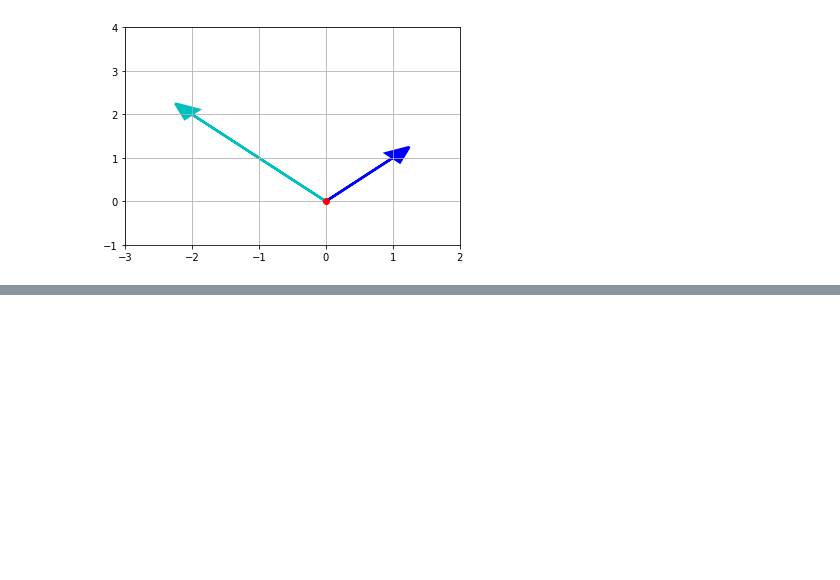
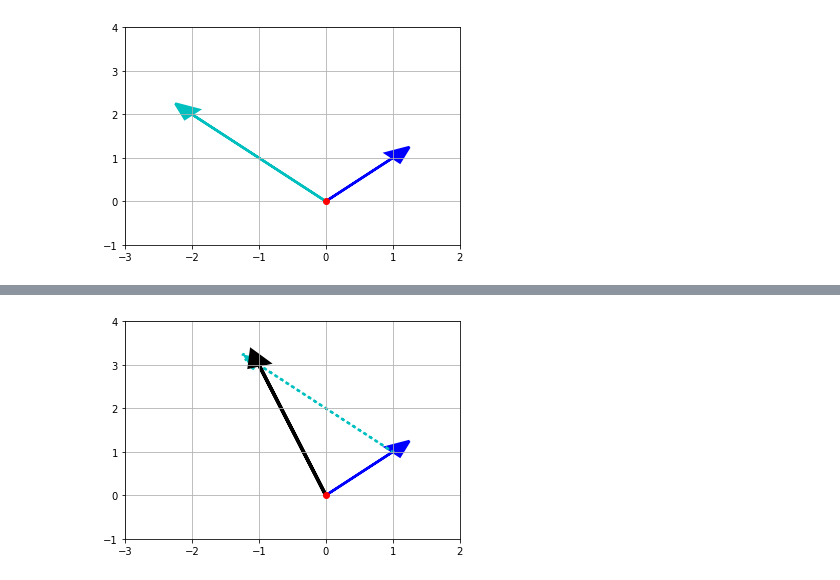
Before and after one commit to RAMraghuram/practicing-vector-algebra-from-udamy, a Jupyter notebook: vectorAlgebra.ipynb, the cells around one changed output, grey strips where cells are left out. Drawn from its saved outputs; the diff is of its cells as text; code cells hidden in the pictures; blank space fills up the shorter version.

```diff
--- a/vectorAlgebra.ipynb
+++ b/vectorAlgebra.ipynb
@@ -149,0 +184,50 @@ w = np.array([-2,2])
+# %%
+# Adding two vectors and ploting the results
+
+# Define vector v
+v = np.array([1,1])
+
+# Define vector w
+w = np.array([-2,2])
+
+# Adding vector v and w to form vw
+vw = v + w
+
+# Plot the graph vw with black color
+
+# Creates axes of plot ax
+ax = plt.axes()
+
+# Plots red dot at the origin
+ax.plot(0,0,'or')
+
+# Plots vector v as blue arrow strating at origin
+ax.arrow(0,0,*v,linewidth=2.5, color='b', head_width=0.30, head_length=0.35)
+
+# Plots vector w as cyan dotted arrow starting at vector v head
+ax.arrow(v[0],v[1],*w,color='c', linewidth=2.5,head_width=0.30, head_length=0.35,linestyle='dotted')
+
+# Plots vector vw as black arrow from origin
+ax.arrow(0,0,*vw, color='k',linewidth=3.5,head_width=0.30,head_length=0.35)
+
+# Sets limits for x-axis
+plt.xlims=(-3,3)
+
+# Sets major ticks for x-axis
+major_xticks = np.arange(-3,3)
+ax.set_xticks(major_xticks)
+
+# Set limits for y-axis
+plt.ylims=(-1,5)
+
+# Set major ticks for y-axis
+major_yticks = np.arange(-1,5)
+ax.set_yticks(major_yticks)
+
+# create grid for major ticks
+plt.grid(b=True, which='major')
+
+# Display final plot
+plt.show()
+# %% [output]
+[figure, added]
```
Also changed, not shown: parts of 2 cells of this notebook.
